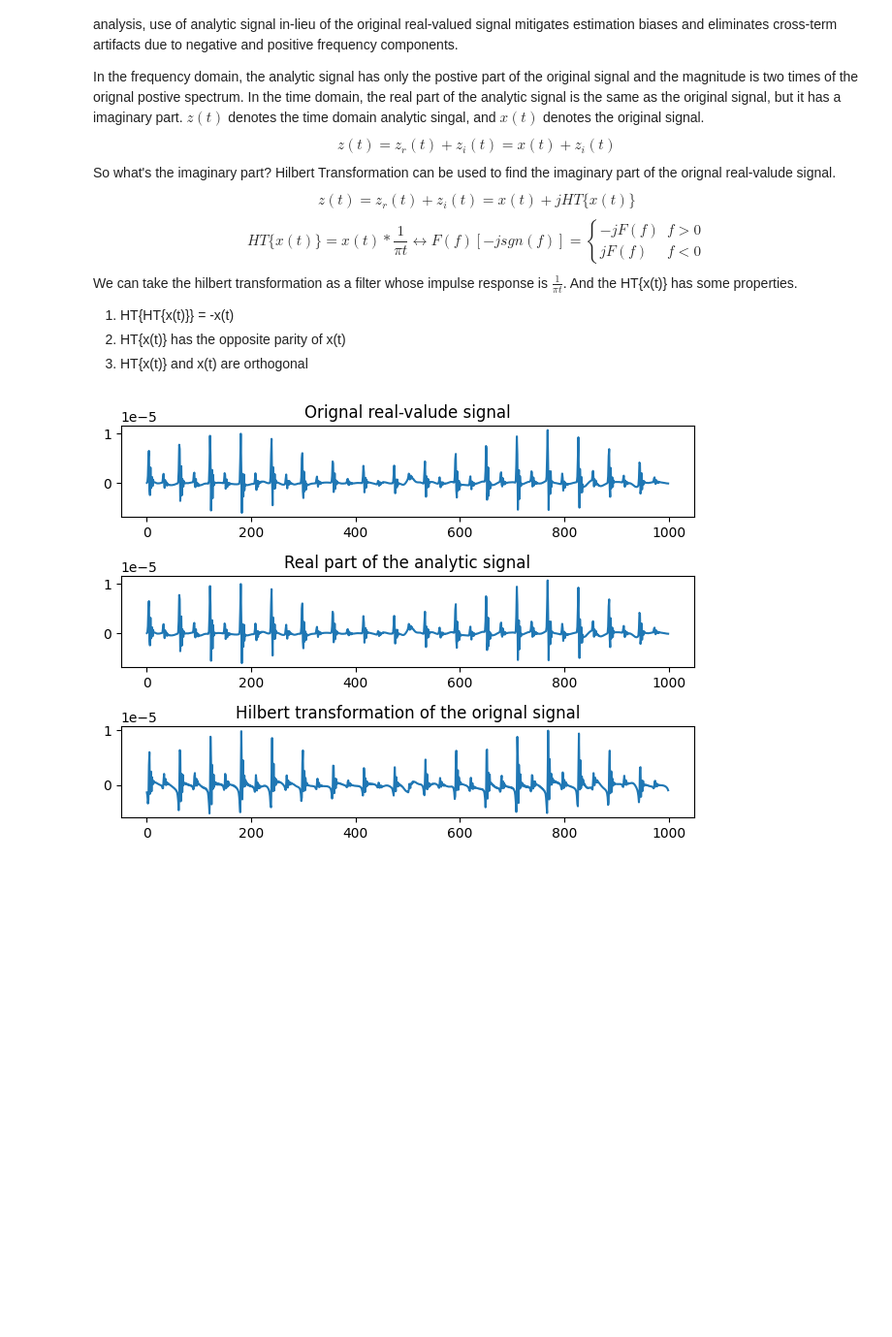
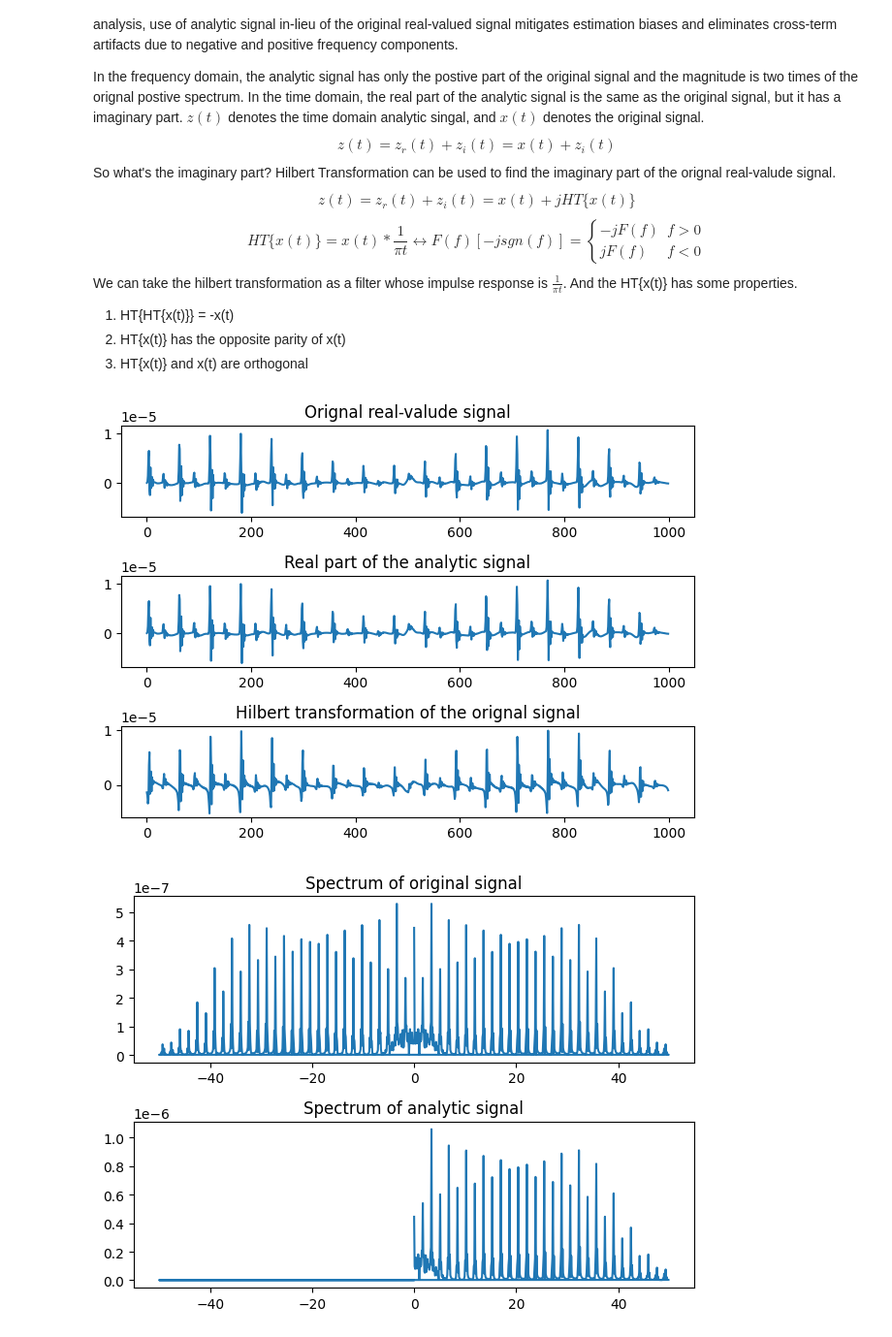
Before and after one commit to darcy1zhang/Tutorial, a Jupyter notebook: JupyterNotebook/Example.ipynb, the cells around one changed output. Shown at 97% size. Saved outputs shown, nothing was run; the diff lists cells and outputs as text; code cells hidden in the pictures; blank space fills up the shorter version.

```diff
--- a/JupyterNotebook/Example.ipynb
+++ b/JupyterNotebook/Example.ipynb
@@ -52,30 +80,44 @@ def analytic_signal(x):
     N = len(x)
     X = fft(x,N)
     h = np.zeros(N)
     h[0] = 1
     h[1:N//2] = 2*np.ones(N//2-1)
     h[N//2] = 1
     Z = X*h
     z = ifft(Z,N)
     return z
 
 def hilbert_transform(x):
     z = analytic_signal(x)
     return z.imag
 
 signal = np.load("../data/sim_100_0.1_90_140_train.npy")[1,:1000]
 z = analytic_signal(signal)
 
 fig, axis = plt.subplots(3,1)
 axis[0].set_title("Orignal real-valude signal")
 axis[0].plot(signal)
 
 axis[1].set_title("Real part of the analytic signal")
 axis[1].plot(z.real)
 
 axis[2].set_title("Hilbert transformation of the orignal signal")
 axis[2].plot(hilbert_transform(signal))
 plt.tight_layout()
 plt.show()
+
+freq_original, mag_original = my_fft(signal, 100)
+freq_analytic, mag_analytic = my_fft(z, 100)
+
+fig, axis = plt.subplots(2,1)
+axis[0].set_title("Spectrum of original signal")
+axis[0].plot(freq_original, np.abs(mag_original))
+
+axis[1].set_title("Spectrum of analytic signal")
+axis[1].plot(freq_analytic, np.abs(mag_analytic))
+
+plt.tight_layout()
+plt.show()
 # %% [output]
 [figure]
+[figure, added]
```
Also changed, not shown: parts of 5 cells of this notebook, 1 other file.
